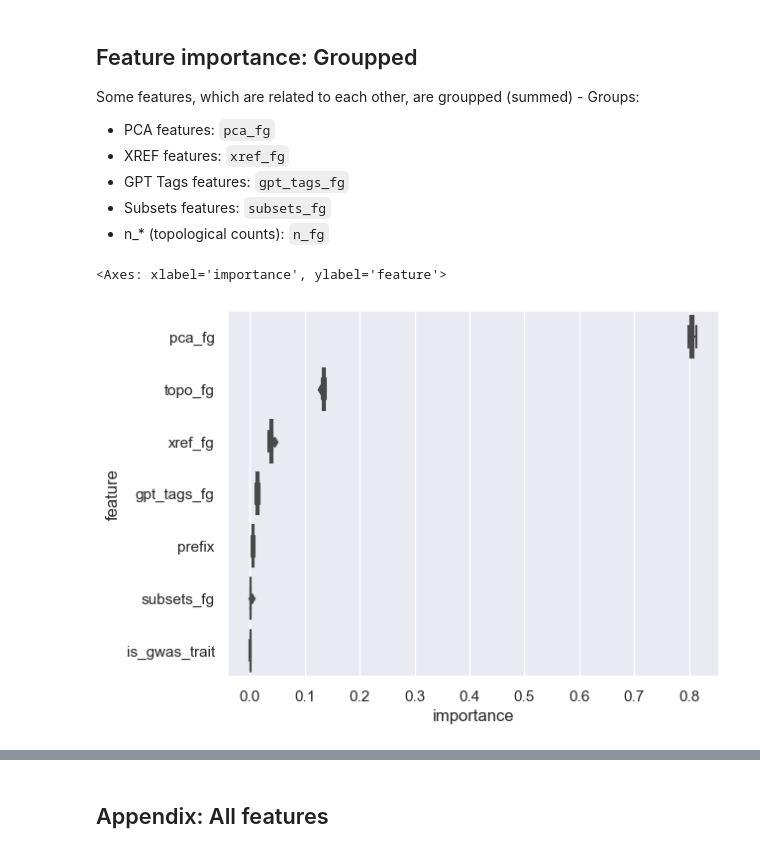
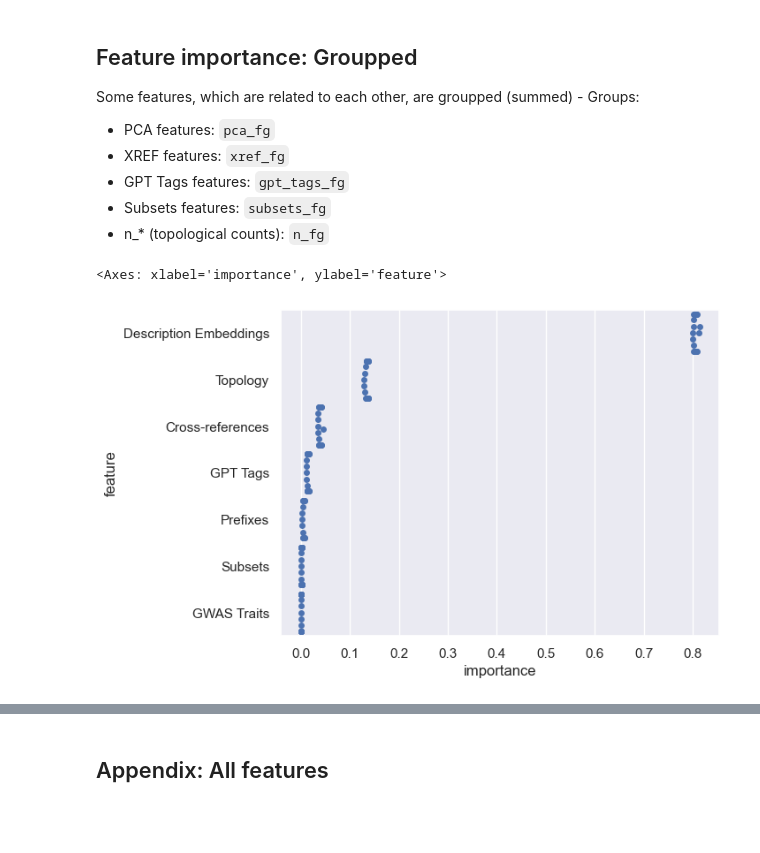
Before and after one commit to related-sciences/nxontology-ml, a Jupyter notebook: experimentation/Feature_Importance.ipynb, the cells around one changed output, grey strips where cells are left out. Cells and saved outputs as stored; diff of their text form; code cells hidden in the pictures; blank space fills up the shorter version.

```diff
--- a/experimentation/Feature_Importance.ipynb
+++ b/experimentation/Feature_Importance.ipynb
@@ -64,7 +64,17 @@ df_groupped = extract_feature_importance(
     "20230919_231920_pca64_subsets_gpt4_mae",
     feature_groups=[PCA_FG, GPT_FG, X_REF_FG, SUBSETS_FG, TOPO_FG],
 )
-sns.boxplot(data=df_groupped, x="importance", y="feature")
+
+# Human readable names
+df_groupped.loc[df_groupped.feature == "pca_fg", "feature"] = "Description Embeddings"
+df_groupped.loc[df_groupped.feature == "topo_fg", "feature"] = "Topology"
+df_groupped.loc[df_groupped.feature == "xref_fg", "feature"] = "Cross-references"
+df_groupped.loc[df_groupped.feature == "gpt_tags_fg", "feature"] = "GPT Tags"
+df_groupped.loc[df_groupped.feature == "prefix", "feature"] = "Prefixes"
+df_groupped.loc[df_groupped.feature == "subsets_fg", "feature"] = "Subsets"
+df_groupped.loc[df_groupped.feature == "is_gwas_trait", "feature"] = "GWAS Traits"
-# %% [output]
-<Axes: xlabel='importance', ylabel='feature'>
-[figure, removed]
+# %%
+sns.swarmplot(data=df_groupped, x="importance", y="feature")
+# %% [output]
+<Axes: xlabel='importance', ylabel='feature'>
+[figure, added]
```
Also changed, not shown: parts of 4 cells of this notebook.
